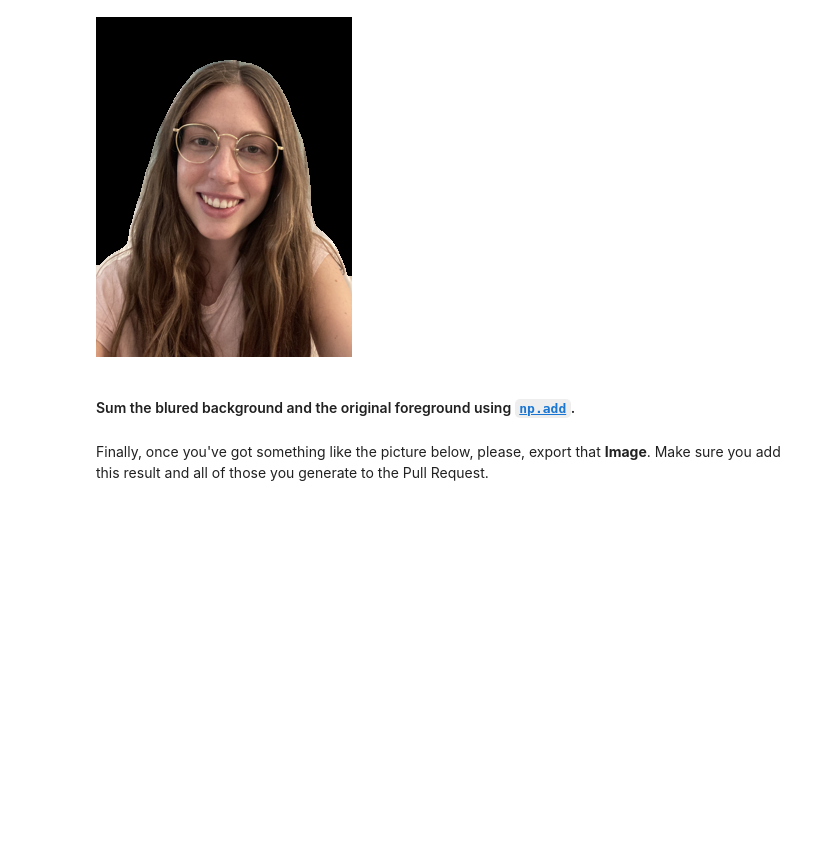
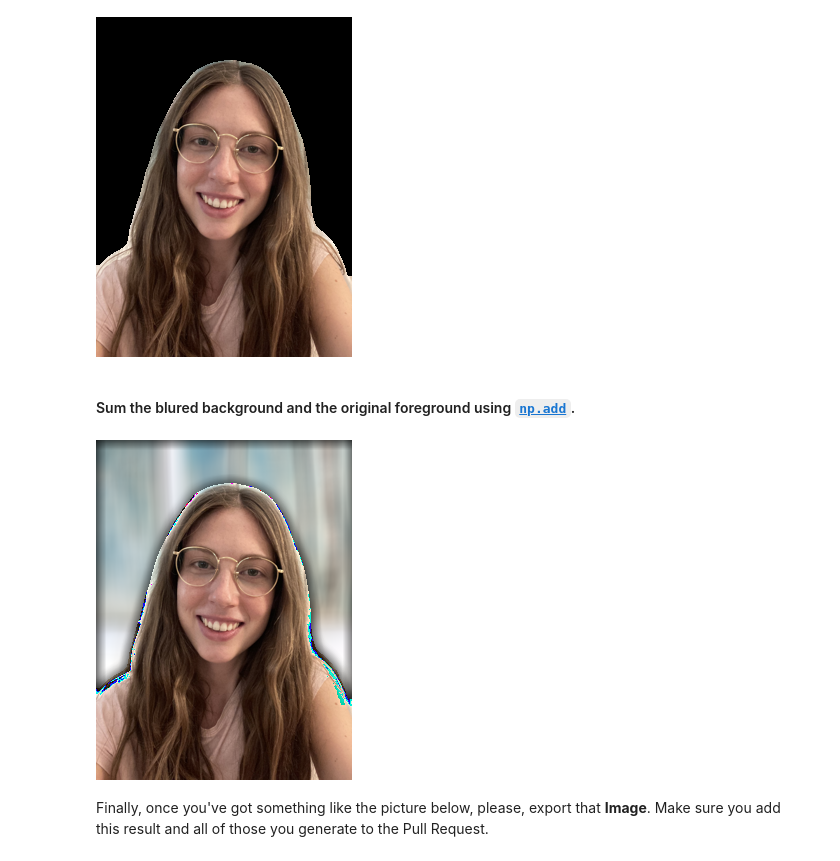
Before and after one commit to silviaherf/lab-image-segmentation, a Jupyter notebook: main.ipynb, the cells around one changed output. Saved outputs shown, nothing was run; the diff lists cells and outputs as text; code cells hidden in the pictures; blank space fills up the shorter version.

```diff
--- a/main.ipynb
+++ b/main.ipynb
@@ -256,6 +256,9 @@ final=np.add(foreground, black_blur).astype('uint8')
 # %%
 # Your code here
 final_img=Image.fromarray(final)
+final_img
+# %% [output]
+[figure, added]
 # %% [markdown]
 Finally, once you've got something like the picture below, please, export that **Image**. Make sure you add this result and all of those you generate to the Pull Request.
 # %%
```
Also changed, not shown: 1 other file.
